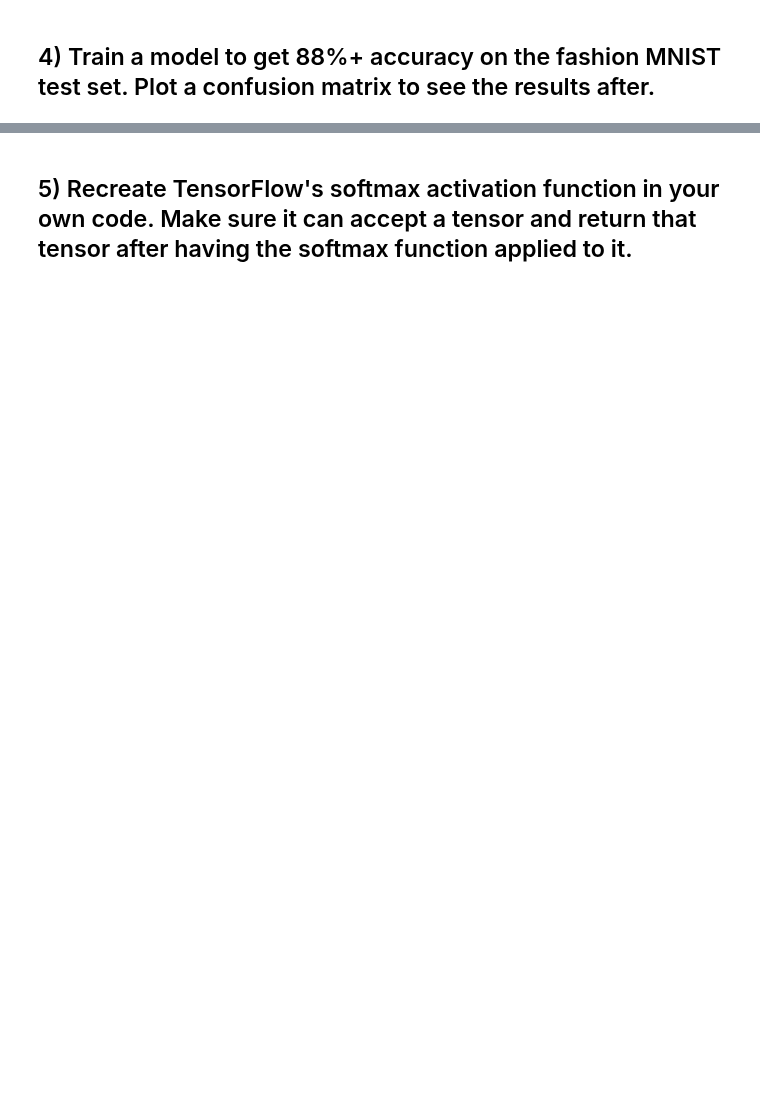
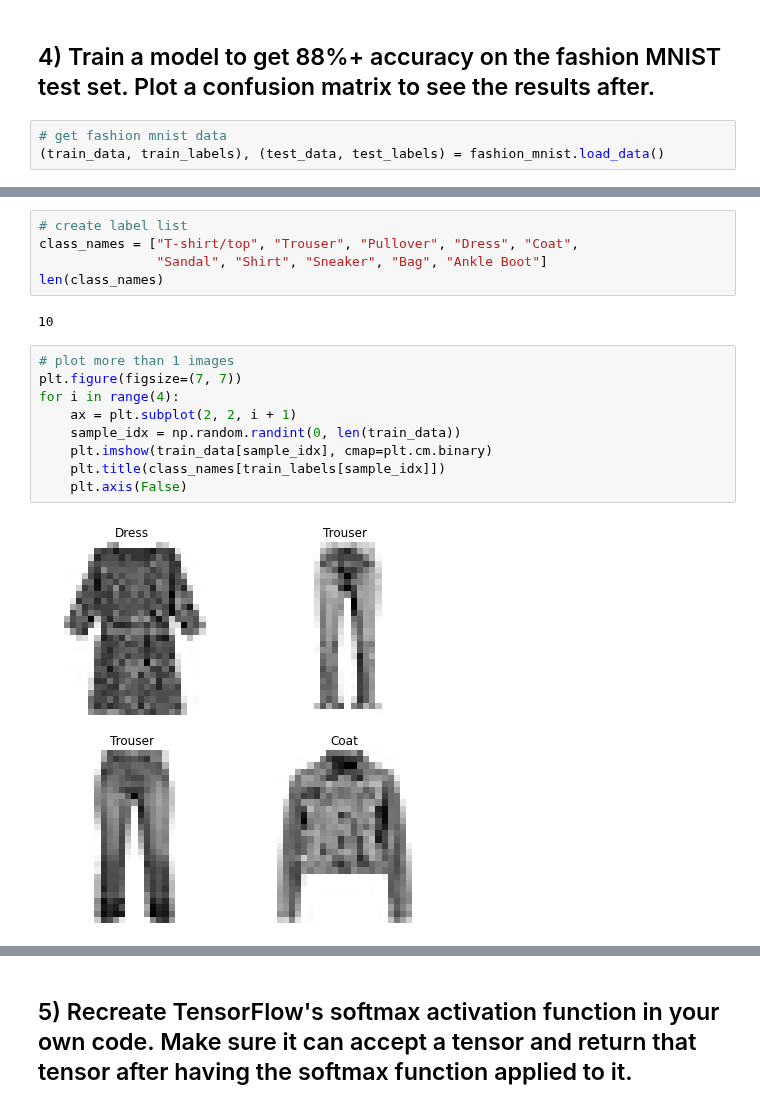
Before and after one commit to hiydavid/tfdev-learning, a Jupyter notebook: ZTM/exercises/tfdev_exercise_02.ipynb, the cells around one changed output, grey strips where cells are left out. Saved outputs shown, nothing was run; the diff lists cells and outputs as text; blank space fills up the shorter version.

```diff
--- a/ZTM/exercises/tfdev_exercise_02.ipynb
+++ b/ZTM/exercises/tfdev_exercise_02.ipynb
@@ -26,2 +90,5 @@ tf.random.set_seed(42)
 # %% [markdown]
 ## 4) Train a model to get 88%+ accuracy on the fashion MNIST test set. Plot a confusion matrix to see the results after.
+# %%
+# get fashion mnist data
+(train_data, train_labels), (test_data, test_labels) = fashion_mnist.load_data()
@@ -27,0 +107,18 @@ tf.random.set_seed(42)
+# %%
+# create label list
+class_names = ["T-shirt/top", "Trouser", "Pullover", "Dress", "Coat",
+               "Sandal", "Shirt", "Sneaker", "Bag", "Ankle Boot"]
+len(class_names)
+# %% [output]
+10
+# %%
+# plot more than 1 images
+plt.figure(figsize=(7, 7))
+for i in range(4):
+    ax = plt.subplot(2, 2, i + 1)
+    sample_idx = np.random.randint(0, len(train_data))
+    plt.imshow(train_data[sample_idx], cmap=plt.cm.binary)
+    plt.title(class_names[train_labels[sample_idx]])
+    plt.axis(False)
+# %% [output]
+[figure, added]
```
Also changed, not shown: parts of 25 cells of this notebook.
